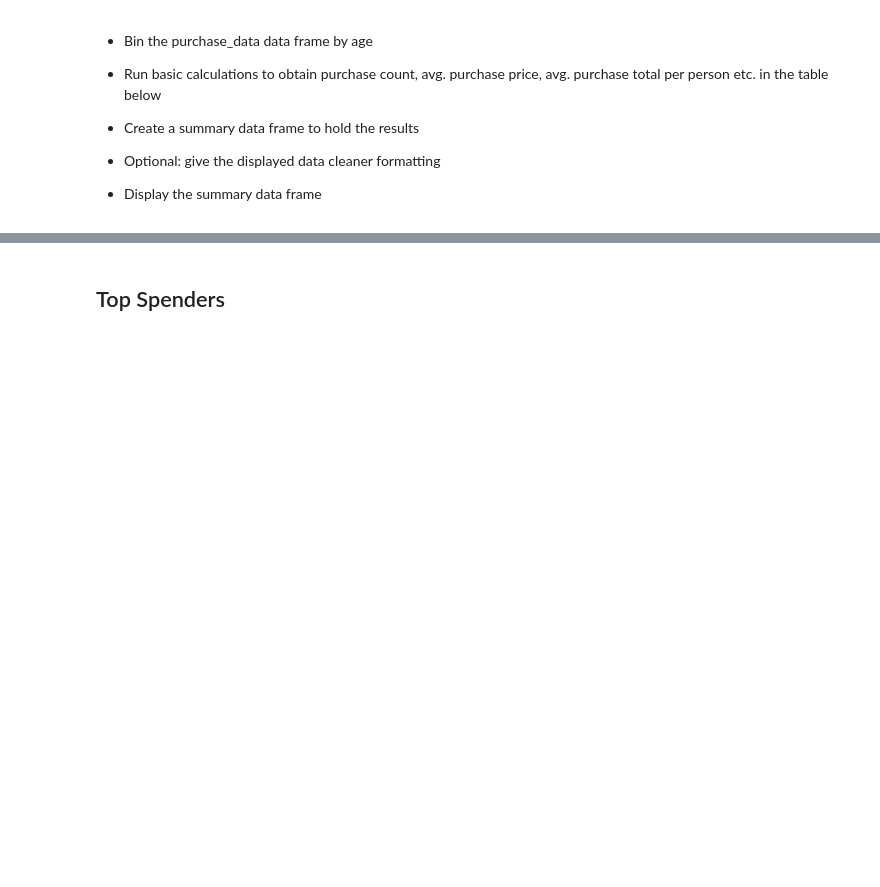
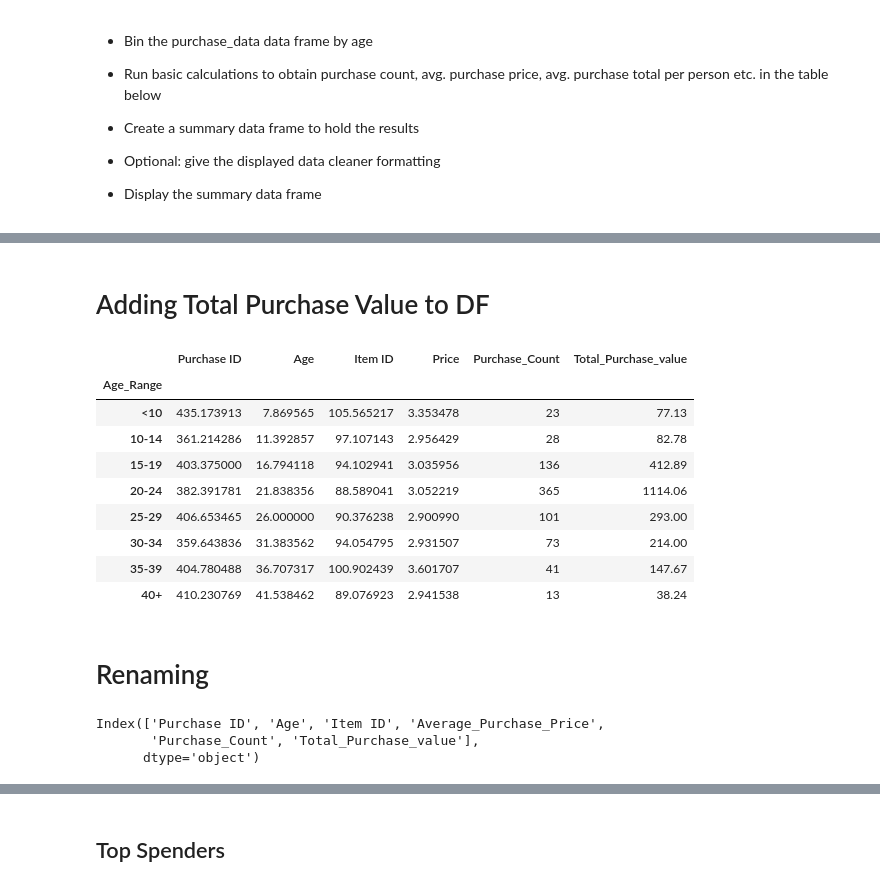
Before and after one commit to clem1803/pandas-challenge, a Jupyter notebook: HeroesOfPymoli/HeroesOfPymoli_starter.ipynb, the cells around one changed output, grey strips where cells are left out. Saved outputs shown, nothing was run; the diff lists cells and outputs as text; code cells hidden in the pictures; blank space fills up the shorter version.

```diff
--- a/HeroesOfPymoli/HeroesOfPymoli_starter.ipynb
+++ b/HeroesOfPymoli/HeroesOfPymoli_starter.ipynb
@@ -340,0 +462,2 @@ avg_purchase_person
+# %%
+sum_purchase=age2_df.groupby("Age_Range").mean()
@@ -340,0 +496,2 @@ avg_purchase_person
+# %%
+sum_purchase["Purchase_Count"]=groupby_age2_df["Purchase ID"]
@@ -340,0 +511,19 @@ avg_purchase_person
+# %% [markdown]
+# Adding Total Purchase Value to DF
+# %%
+sum_purchase["Total_Purchase_value"]=sum_purchase["Price"]*sum_purchase["Purchase_Count"]
+# %%
+sum_purchase
+# %% [output]
+|  | Purchase ID | Age | Item ID | Price | Purchase_Count | Total_Purchase_value |
+| Age_Range |  |  |  |  |  |  |
+| <10 | 435.173913 | 7.869565 | 105.565217 | 3.353478 | 23 | 77.13 |
+| 10-14 | 361.214286 | 11.392857 | 97.107143 | 2.956429 | 28 | 82.78 |
+| 15-19 | 403.375000 | 16.794118 | 94.102941 | 3.035956 | 136 | 412.89 |
+| 20-24 | 382.391781 | 21.838356 | 88.589041 | 3.052219 | 365 | 1114.06 |
+| 25-29 | 406.653465 | 26.000000 | 90.376238 | 2.900990 | 101 | 293.00 |
+| 30-34 | 359.643836 | 31.383562 | 94.054795 | 2.931507 | 73 | 214.00 |
+| 35-39 | 404.780488 | 36.707317 | 100.902439 | 3.601707 | 41 | 147.67 |
+| 40+ | 410.230769 | 41.538462 | 89.076923 | 2.941538 | 13 | 38.24 |
+# %% [markdown]
+# Renaming
@@ -340,0 +532,6 @@ avg_purchase_person
+# %%
+renamed_df.columns
+# %% [output]
+Index(['Purchase ID', 'Age', 'Item ID', 'Average_Purchase_Price',
+       'Purchase_Count', 'Total_Purchase_value'],
+      dtype='object')
```
Also changed, not shown: parts of 34 cells of this notebook.
